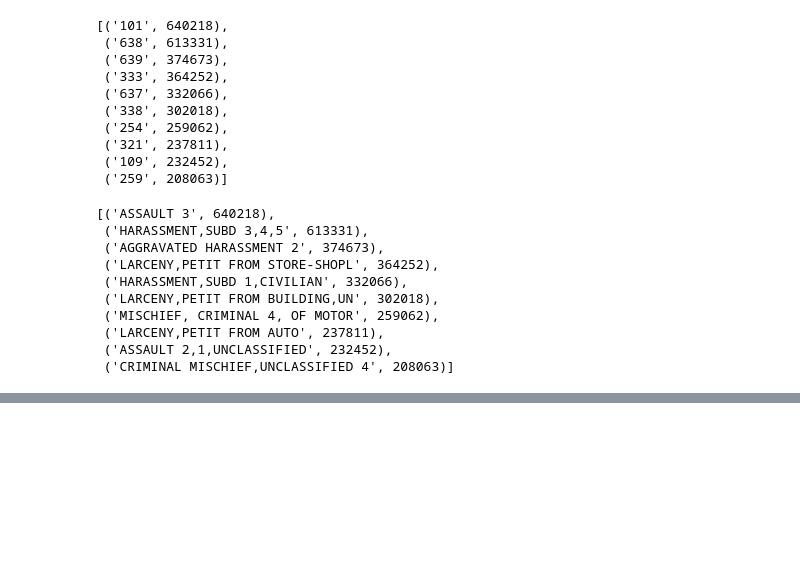
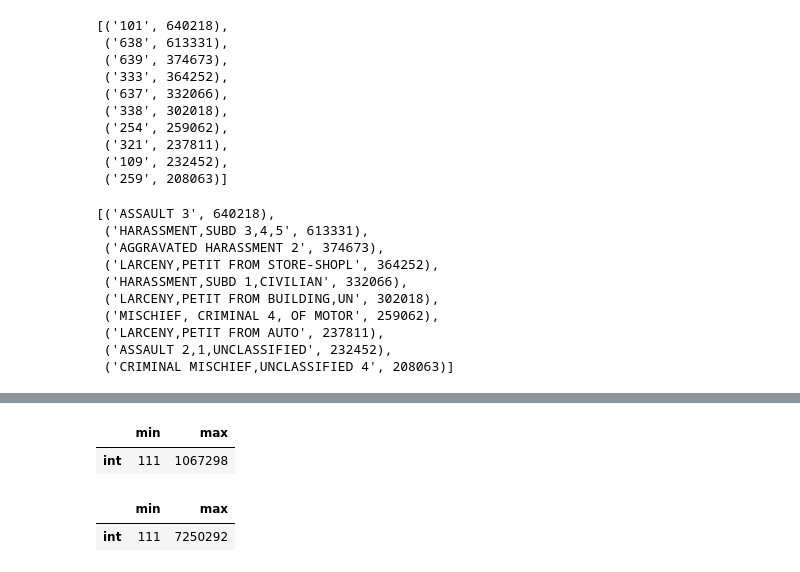
Before and after one commit to sakethreddy997/BigData-Nyu-NYPD-Complaint-Data-HistoricPublic-Safety, a Jupyter notebook: Bigdata_part1.ipynb, the cells around one changed output, grey strips where cells are left out. Drawn from its saved outputs; the diff is of its cells as text; code cells hidden in the pictures; blank space fills up the shorter version.

```diff
--- a/Bigdata_part1.ipynb
+++ b/Bigdata_part1.ipynb
@@ -258 +517,11 @@ profiles.column('PD_DESC').get('topValues')
+# %%
+profiles.minmax('X_COORD_CD')
+# %% [output]
+|  | min | max |
+| int | 111 | 1067298 |
+# %%
+profiles.minmax('Y_COORD_CD')
+# %% [output]
+|  | min | max |
+| int | 111 | 7250292 |
 # %%
```
Also changed, not shown: parts of 39 cells of this notebook.
